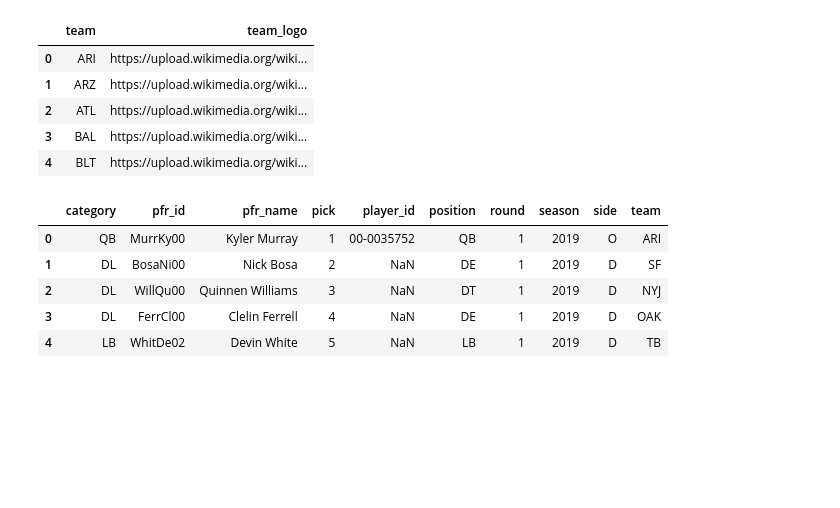
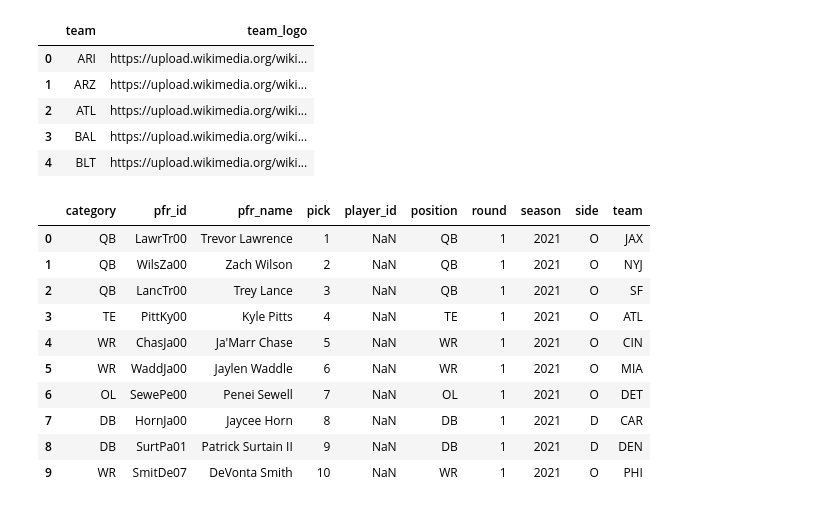
Before and after one commit to mmpatterson/nflfastr, a Jupyter notebook: Untitled.ipynb, the cells around one changed output. Drawn from its saved outputs; the diff is of its cells as text; code cells hidden in the pictures; blank space fills up the shorter version.

```diff
--- a/Untitled.ipynb
+++ b/Untitled.ipynb
@@ -75,13 +75,18 @@ pd.DataFrame(requests.get('https://nflfastr.herokuapp.com/api/v1.0/logos').json(
 | 3 | BAL | https://upload.wikimedia.org/wiki... |
 | 4 | BLT | https://upload.wikimedia.org/wiki... |
 # %%
-years = ['2018', 2019, 2020]
+years = [2021]
 json = {'years':years}
-pd.DataFrame(requests.post('https://nflfastr.herokuapp.com/api/v1.0/draft_picks', json = json).json()).head()
+pd.DataFrame(requests.post('https://nflfastr.herokuapp.com/api/v1.0/draft_picks', json = json).json()).head(10)
 # %% [output]
 |  | category | pfr_id | pfr_name | pick | player_id | position | round | season | side | team |
-| 0 | QB | MurrKy00 | Kyler Murray | 1 | 00-0035752 | QB | 1 | 2019 | O | ARI |
-| 1 | DL | BosaNi00 | Nick Bosa | 2 | NaN | DE | 1 | 2019 | D | SF |
-| 2 | DL | WillQu00 | Quinnen Williams | 3 | NaN | DT | 1 | 2019 | D | NYJ |
-| 3 | DL | FerrCl00 | Clelin Ferrell | 4 | NaN | DE | 1 | 2019 | D | OAK |
-| 4 | LB | WhitDe02 | Devin White | 5 | NaN | LB | 1 | 2019 | D | TB |
+| 0 | QB | LawrTr00 | Trevor Lawrence | 1 | NaN | QB | 1 | 2021 | O | JAX |
+| 1 | QB | WilsZa00 | Zach Wilson | 2 | NaN | QB | 1 | 2021 | O | NYJ |
+| 2 | QB | LancTr00 | Trey Lance | 3 | NaN | QB | 1 | 2021 | O | SF |
+| 3 | TE | PittKy00 | Kyle Pitts | 4 | NaN | TE | 1 | 2021 | O | ATL |
+| 4 | WR | ChasJa00 | Ja'Marr Chase | 5 | NaN | WR | 1 | 2021 | O | CIN |
+| 5 | WR | WaddJa00 | Jaylen Waddle | 6 | NaN | WR | 1 | 2021 | O | MIA |
+| 6 | OL | SewePe00 | Penei Sewell | 7 | NaN | OL | 1 | 2021 | O | DET |
+| 7 | DB | HornJa00 | Jaycee Horn | 8 | NaN | DB | 1 | 2021 | D | CAR |
+| 8 | DB | SurtPa01 | Patrick Surtain II | 9 | NaN | DB | 1 | 2021 | D | DEN |
+| 9 | WR | SmitDe07 | DeVonta Smith | 10 | NaN | WR | 1 | 2021 | O | PHI |
```
Also changed, not shown: 9 other files.
